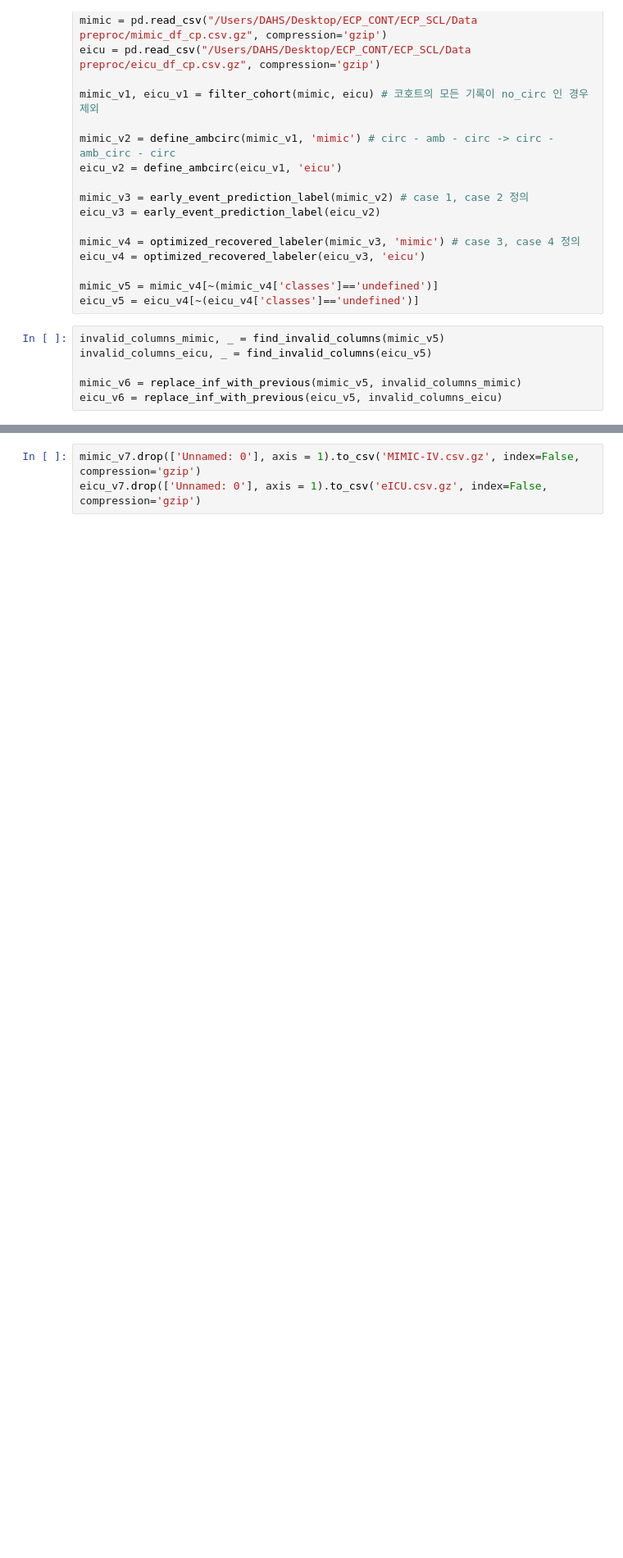
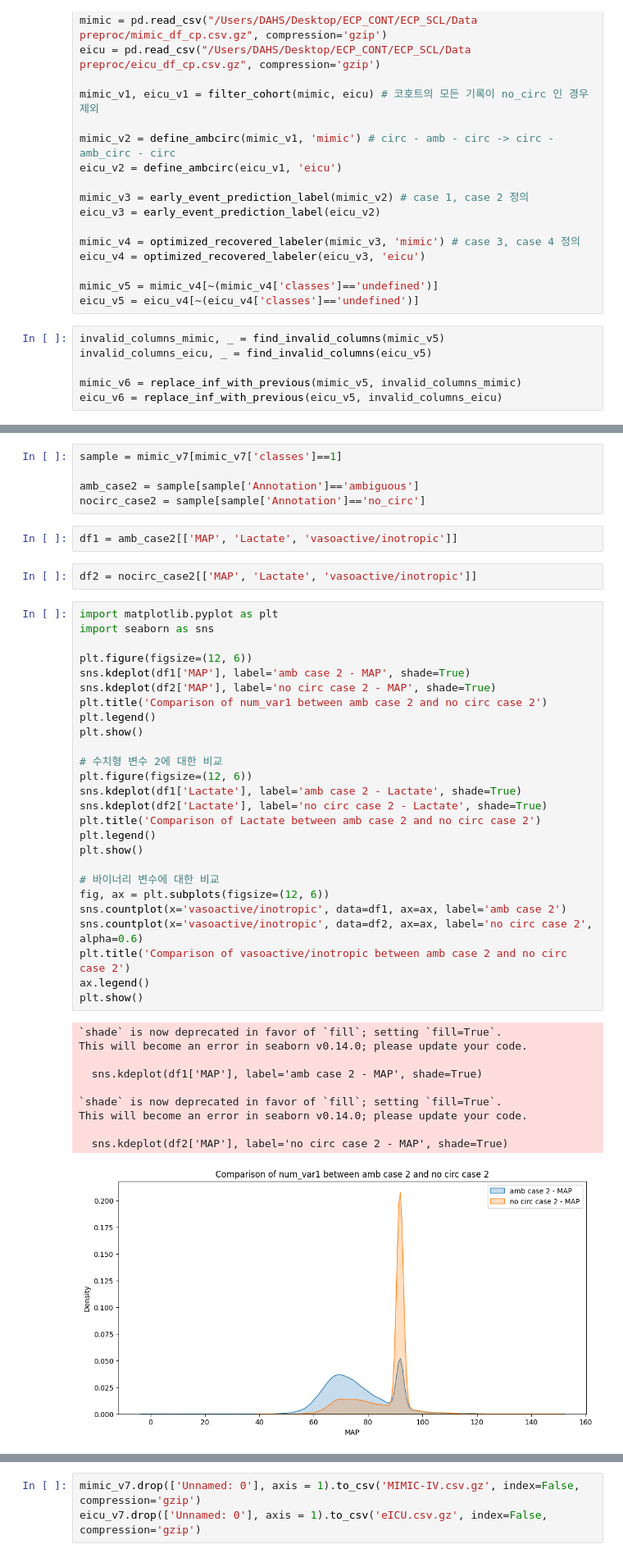
Before and after one commit to Jeong-Eul/CLEAR-Shock, a Jupyter notebook: Case Labeling/case_labeling.ipynb, the cells around one changed output, grey strips where cells are left out. Shown at 82% size. Drawn from its saved outputs; the diff is of its cells as text; blank space fills up the shorter version.

```diff
--- a/Case Labeling/case_labeling.ipynb
+++ b/Case Labeling/case_labeling.ipynb
@@ -39,0 +99,46 @@ step3 완료, 제거 stay 수 5804
+# %%
+sample = mimic_v7[mimic_v7['classes']==1]
+
+amb_case2 = sample[sample['Annotation']=='ambiguous']
+nocirc_case2 = sample[sample['Annotation']=='no_circ']
+# %%
+df1 = amb_case2[['MAP', 'Lactate', 'vasoactive/inotropic']]
+# %%
+df2 = nocirc_case2[['MAP', 'Lactate', 'vasoactive/inotropic']]
+# %%
+import matplotlib.pyplot as plt
+import seaborn as sns
+
+plt.figure(figsize=(12, 6))
+sns.kdeplot(df1['MAP'], label='amb case 2 - MAP', shade=True)
+sns.kdeplot(df2['MAP'], label='no circ case 2 - MAP', shade=True)
+plt.title('Comparison of num_var1 between amb case 2 and no circ case 2')
+plt.legend()
+plt.show()
+
+# 수치형 변수 2에 대한 비교
+plt.figure(figsize=(12, 6))
+sns.kdeplot(df1['Lactate'], label='amb case 2 - Lactate', shade=True)
+sns.kdeplot(df2['Lactate'], label='no circ case 2 - Lactate', shade=True)
+plt.title('Comparison of Lactate between amb case 2 and no circ case 2')
+plt.legend()
+plt.show()
+
+# 바이너리 변수에 대한 비교
+fig, ax = plt.subplots(figsize=(12, 6))
+sns.countplot(x='vasoactive/inotropic', data=df1, ax=ax, label='amb case 2')
+sns.countplot(x='vasoactive/inotropic', data=df2, ax=ax, label='no circ case 2', alpha=0.6)
+plt.title('Comparison of vasoactive/inotropic between amb case 2 and no circ case 2')
+ax.legend()
+plt.show()
+# %% [output]
+`shade` is now deprecated in favor of `fill`; setting `fill=True`.
+This will become an error in seaborn v0.14.0; please update your code.
+
+  sns.kdeplot(df1['MAP'], label='amb case 2 - MAP', shade=True)
+
+`shade` is now deprecated in favor of `fill`; setting `fill=True`.
+This will become an error in seaborn v0.14.0; please update your code.
+
+  sns.kdeplot(df2['MAP'], label='no circ case 2 - MAP', shade=True)
+[figure, added]
```
Also changed, not shown: parts of 10 cells of this notebook, 5 other files.
